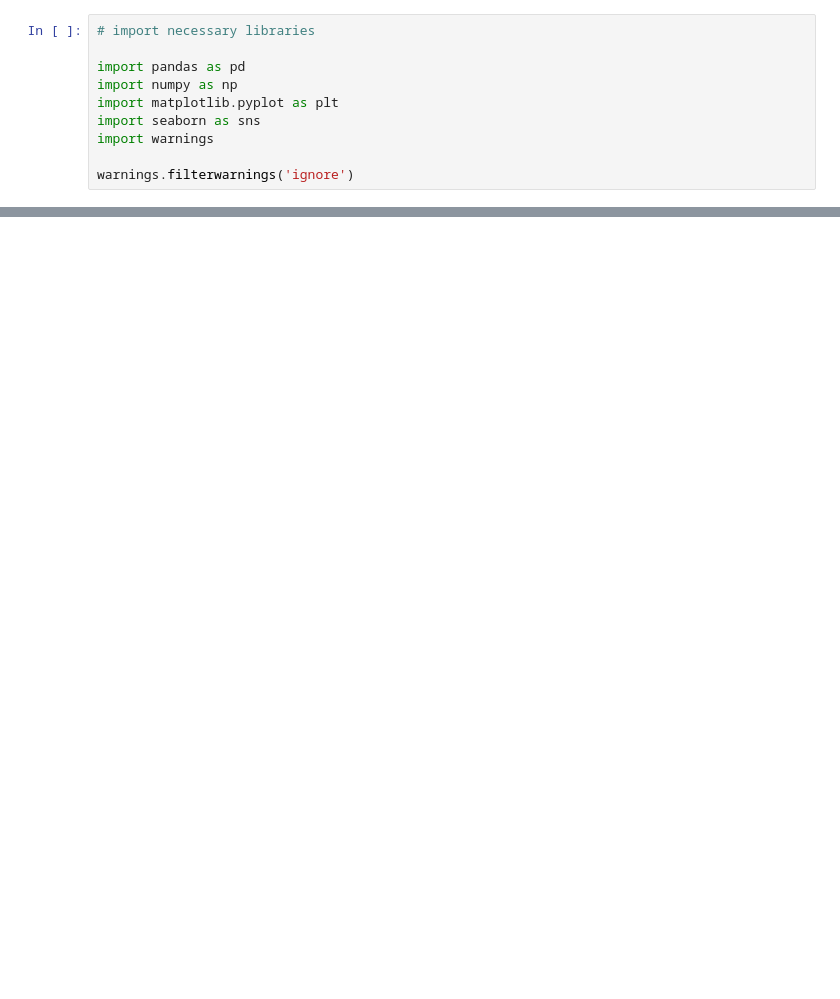
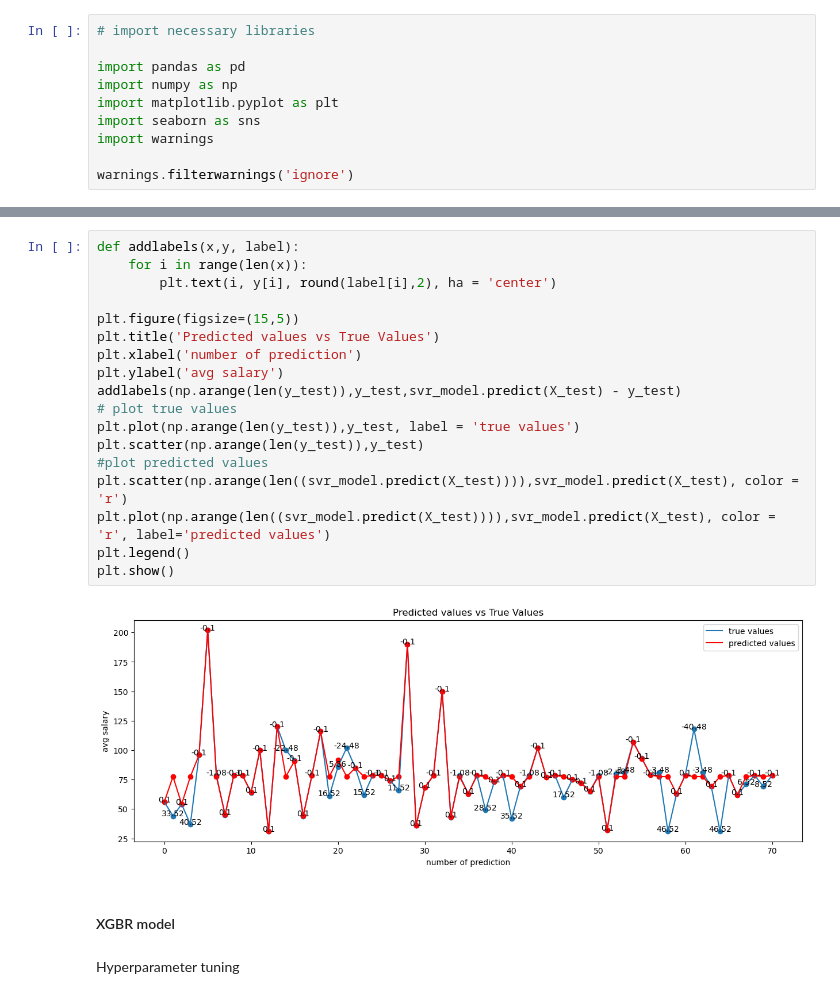
Before and after one commit to jolual2747/salary-prediction, a Jupyter notebook: modeling.ipynb, the cells around one changed output, grey strips where cells are left out. Cells and saved outputs as stored; diff of their text form; blank space fills up the shorter version.

```diff
--- a/modeling.ipynb
+++ b/modeling.ipynb
@@ -366,0 +125,24 @@ impute_with_mean(dx, 'avg_salary')
+# %%
+def addlabels(x,y, label):
+    for i in range(len(x)):
+        plt.text(i, y[i], round(label[i],2), ha = 'center')
+
+plt.figure(figsize=(15,5))
+plt.title('Predicted values vs True Values')
+plt.xlabel('number of prediction')
+plt.ylabel('avg salary')
+addlabels(np.arange(len(y_test)),y_test,svr_model.predict(X_test) - y_test)
+# plot true values
+plt.plot(np.arange(len(y_test)),y_test, label = 'true values')
+plt.scatter(np.arange(len(y_test)),y_test)
+#plot predicted values
+plt.scatter(np.arange(len((svr_model.predict(X_test)))),svr_model.predict(X_test), color = 'r')
+plt.plot(np.arange(len((svr_model.predict(X_test)))),svr_model.predict(X_test), color = 'r', label='predicted values')
+plt.legend()
+plt.show()
+# %% [output]
+[figure, added]
+# %% [markdown]
+#### XGBR model
+# %% [markdown]
+Hyperparameter tuning
```
Also changed, not shown: parts of 52 cells of this notebook, 4 other files.
